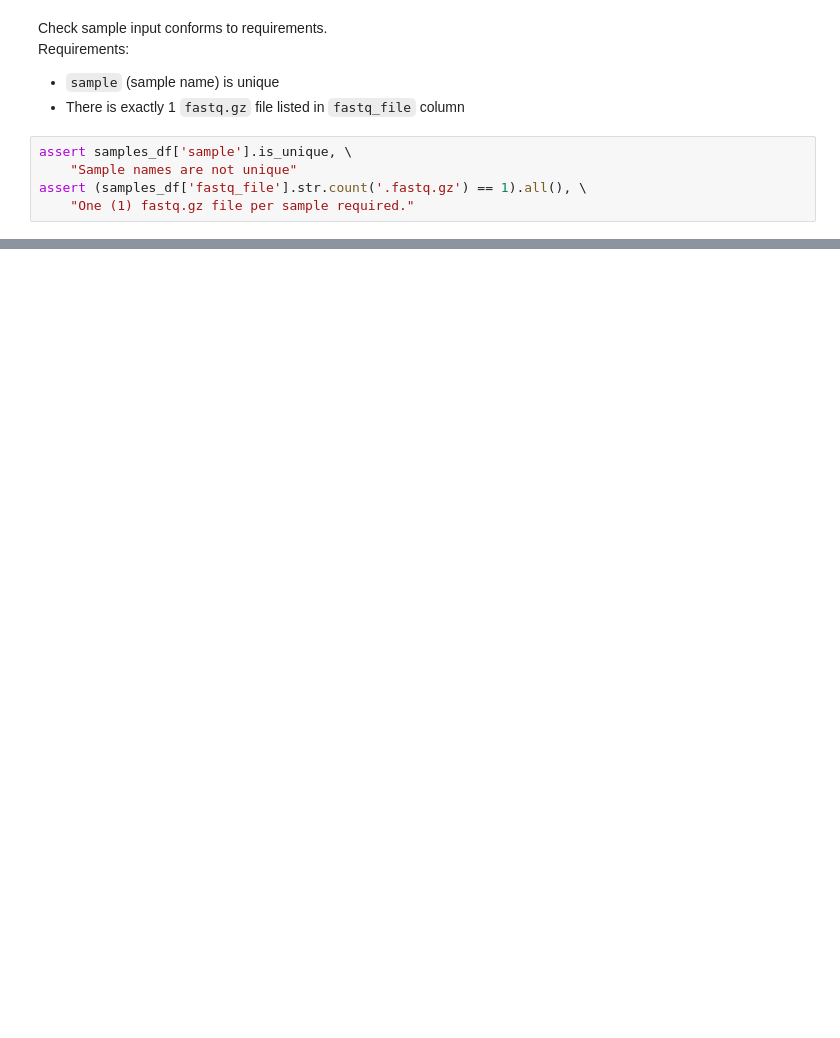
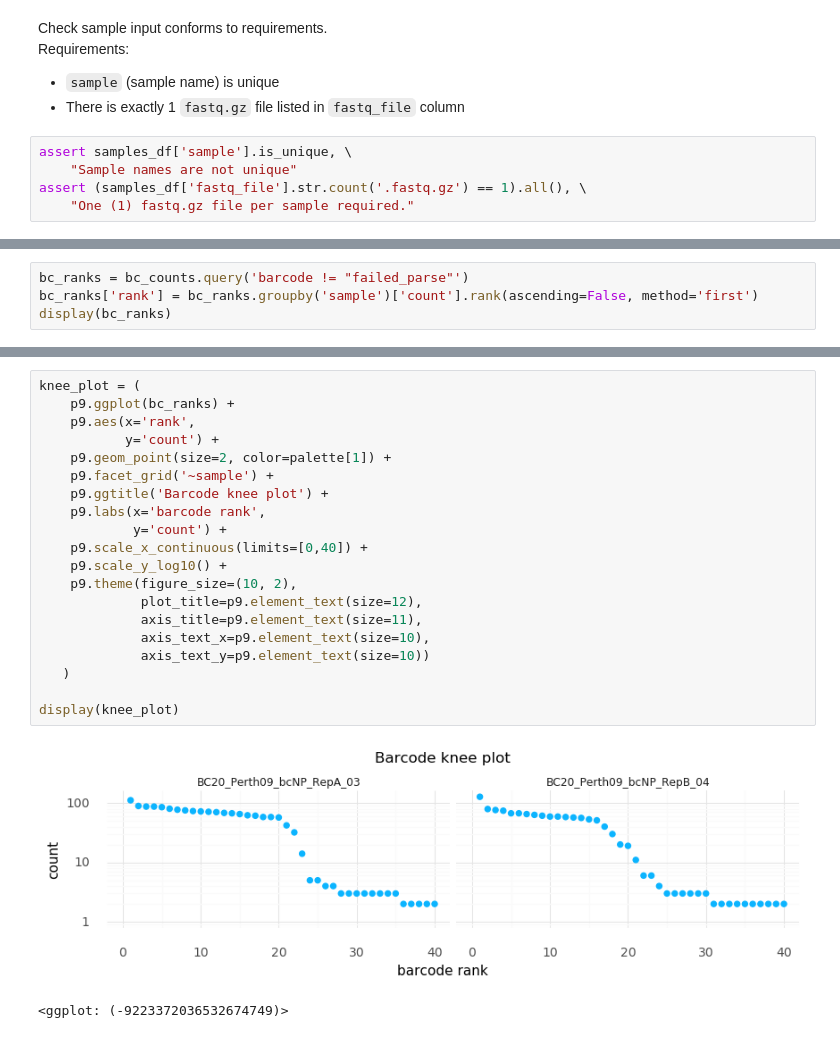
Before and after one commit to dbacsik/spikein_barcode_parser, a Jupyter notebook: bc_parser.py.ipynb, the cells around one changed output, grey strips where cells are left out. Saved outputs shown, nothing was run; the diff lists cells and outputs as text; blank space fills up the shorter version.

```diff
--- a/bc_parser.py.ipynb
+++ b/bc_parser.py.ipynb
@@ -60,0 +236,4 @@ Search parameters are:
+# %%
+bc_ranks = bc_counts.query('barcode != "failed_parse"')
+bc_ranks['rank'] = bc_ranks.groupby('sample')['count'].rank(ascending=False, method='first')
+display(bc_ranks)
@@ -60,0 +258,23 @@ Search parameters are:
+# %%
+knee_plot = (
+    p9.ggplot(bc_ranks) +
+    p9.aes(x='rank',
+           y='count') +
+    p9.geom_point(size=2, color=palette[1]) +
+    p9.facet_grid('~sample') +
+    p9.ggtitle('Barcode knee plot') +
+    p9.labs(x='barcode rank',
+            y='count') +
+    p9.scale_x_continuous(limits=[0,40]) +
+    p9.scale_y_log10() +
+    p9.theme(figure_size=(10, 2),
+             plot_title=p9.element_text(size=12),
+             axis_title=p9.element_text(size=11),
+             axis_text_x=p9.element_text(size=10),
+             axis_text_y=p9.element_text(size=10))
+   )
+
+display(knee_plot)
+# %% [output]
+[figure, added]
+<ggplot: (-9223372036532674749)>
```
Also changed, not shown: parts of 17 cells of this notebook, 1 other file.
